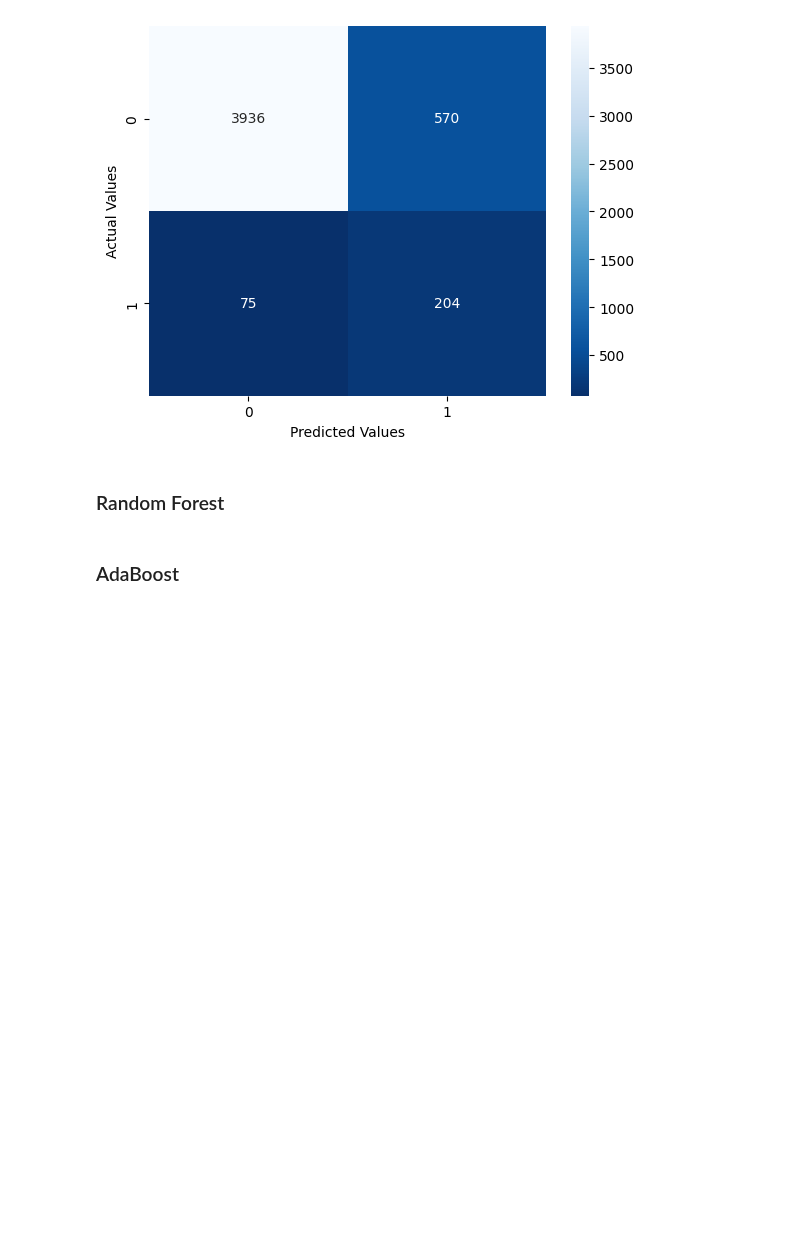
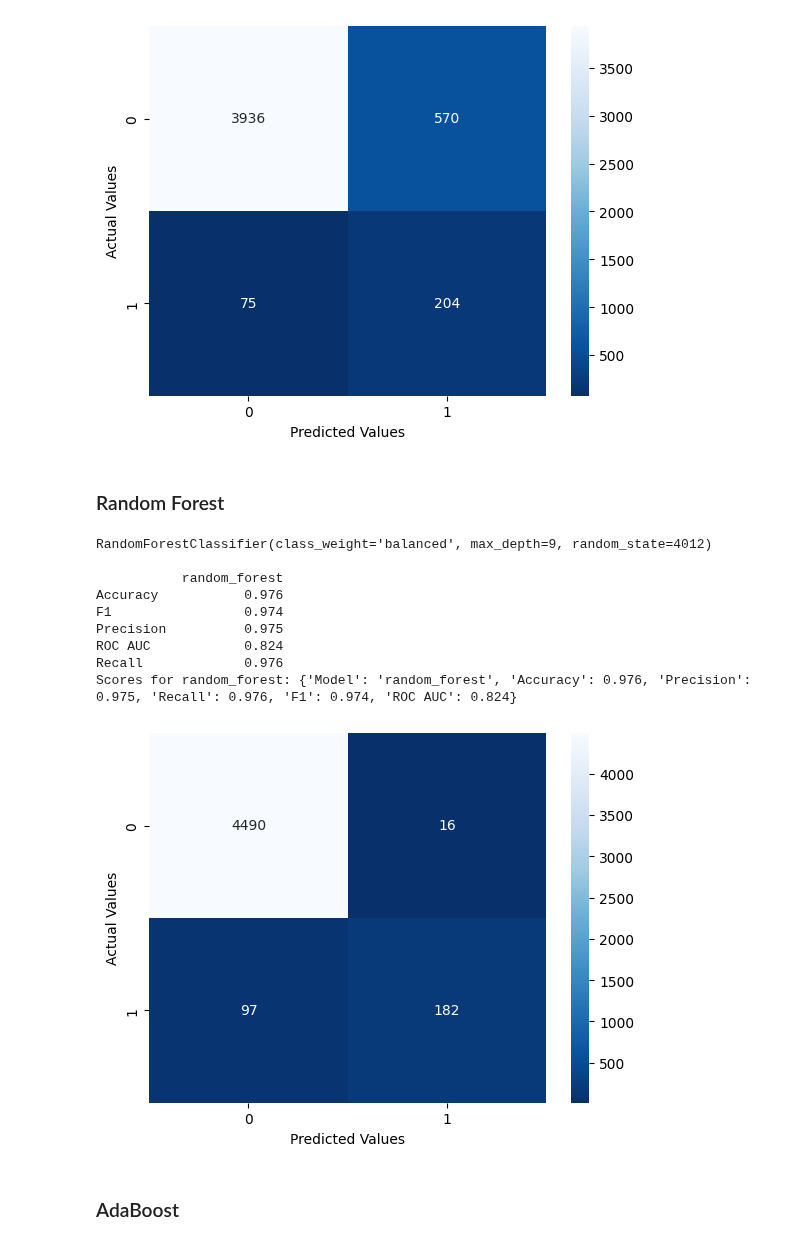
Before and after one commit to heyvinnnny/Team-31-Fraud-Analytics, a Jupyter notebook: Models/2 Modeling - Evaluation.ipynb, the cells around one changed output. Cells and saved outputs as stored; diff of their text form; code cells hidden in the pictures; blank space fills up the shorter version.

```diff
--- a/Models/2 Modeling - Evaluation.ipynb
+++ b/Models/2 Modeling - Evaluation.ipynb
@@ -65,10 +84,23 @@ Recall             0.865
 # %% [markdown]
 ### Random Forest
 # %%
-
 name = "random_forest"
 best_model = joblib.load(f"../Models/{name}.joblib")
 evaluate(X_test,y_test,name,best_model['train'],best_model["preprocess"])
+
+scores_df = evaluate_table(X_test, y_test, name, best_model['train'], best_model['preprocess'])
+scores_rf = pd.DataFrame([scores_df])
+# %% [output]
+RandomForestClassifier(class_weight='balanced', max_depth=9, random_state=4012)
+
+           random_forest
+Accuracy           0.976
+F1                 0.974
+Precision          0.975
+ROC AUC            0.824
+Recall             0.976
+Scores for random_forest: {'Model': 'random_forest', 'Accuracy': 0.976, 'Precision': 0.975, 'Recall': 0.976, 'F1': 0.974, 'ROC AUC': 0.824}
+[figure, added]
 # %% [markdown]
 ### AdaBoost
 # %%
```
Also changed, not shown: parts of 16 cells of this notebook, 3 other files.
